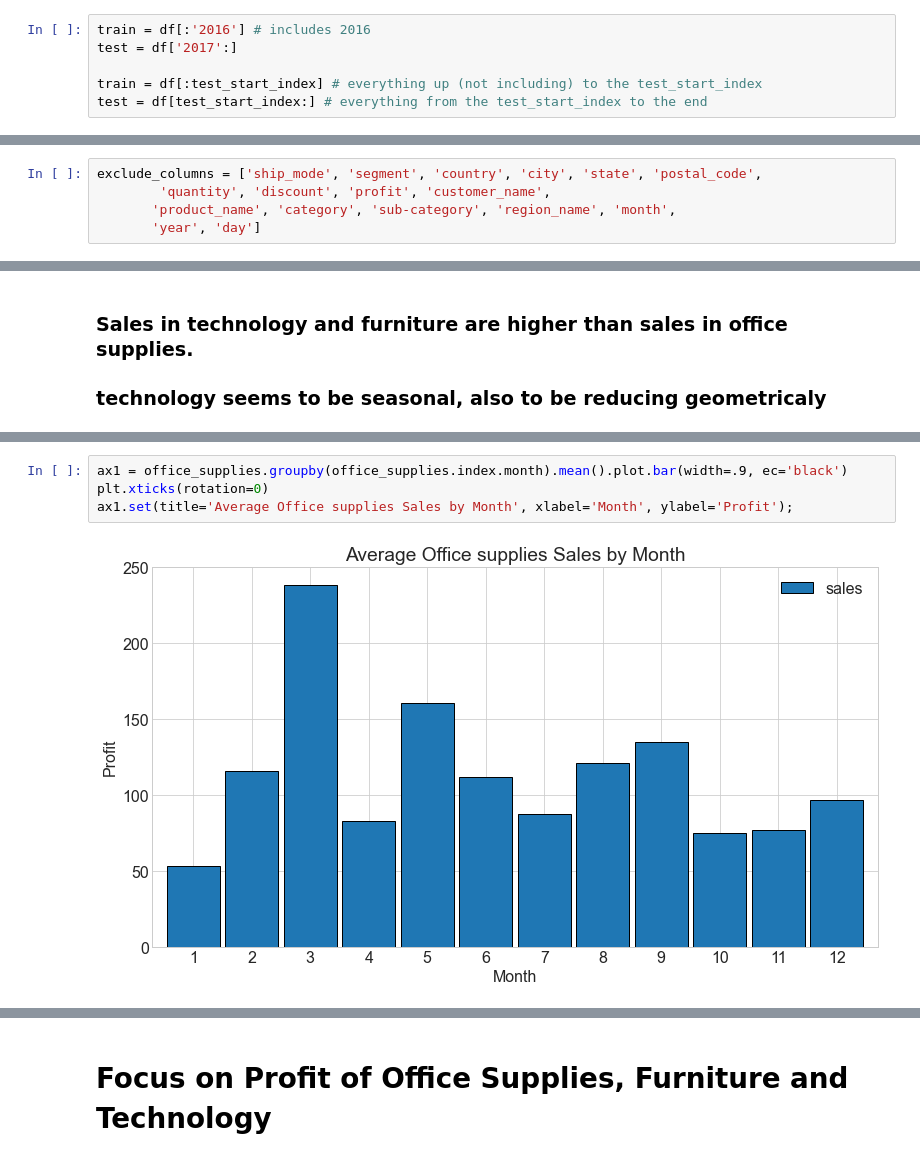
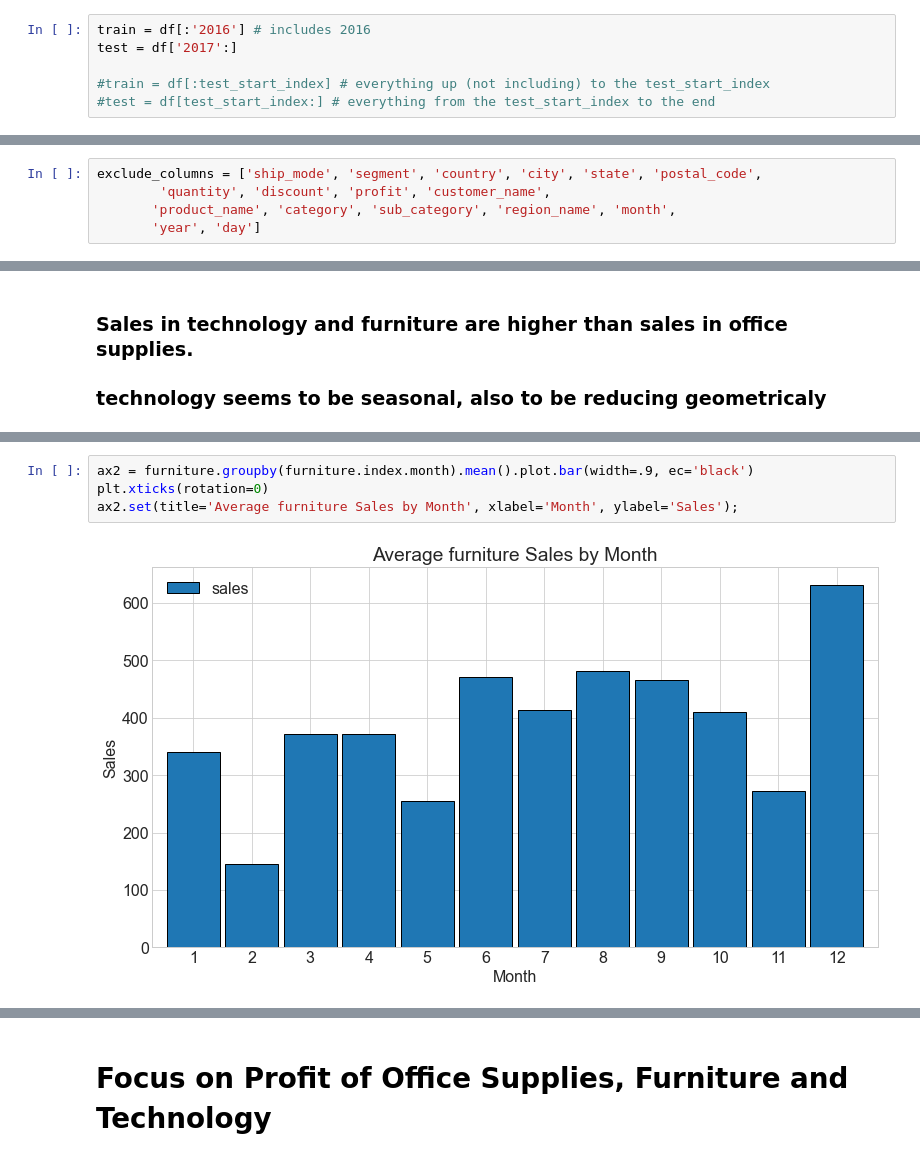
Before and after one commit to Yvette-Ibarra/time-series-project, a Jupyter notebook: workbook_superstore_timeseries_project.ipynb, the cells around one changed output, grey strips where cells are left out. Drawn from its saved outputs; the diff is of its cells as text.

Commit message:
explore sales by region

```diff
--- a/workbook_superstore_timeseries_project.ipynb
+++ b/workbook_superstore_timeseries_project.ipynb
@@ -315,8 +308,8 @@ df.head(3)
 train = df[:'2016'] # includes 2016
 test = df['2017':]
 
-train = df[:test_start_index] # everything up (not including) to the test_start_index
-test = df[test_start_index:] # everything from the test_start_index to the end
+#train = df[:test_start_index] # everything up (not including) to the test_start_index
+#test = df[test_start_index:] # everything from the test_start_index to the end
 # %%
 plt.plot(train.index, train.sales)
 plt.plot(test.index, test.sales)
@@ -645,7 +638,7 @@ Index(['ship_mode', 'segment', 'country', 'city', 'state', 'postal_code',
 # %%
 exclude_columns = ['ship_mode', 'segment', 'country', 'city', 'state', 'postal_code',
         'quantity', 'discount', 'profit', 'customer_name',
-       'product_name', 'category', 'sub-category', 'region_name', 'month',
+       'product_name', 'category', 'sub_category', 'region_name', 'month',
        'year', 'day']
 # %%
 office_supplies.drop(exclude_columns, axis =1, inplace = True)
@@ -686,7 +681,7 @@ ax.set(title='Average Office supplies Profit by Month', xlabel='Month', ylabel='
 # %%
-ax1 = office_supplies.groupby(office_supplies.index.month).mean().plot.bar(width=.9, ec='black')
+ax2 = furniture.groupby(furniture.index.month).mean().plot.bar(width=.9, ec='black')
 plt.xticks(rotation=0)
-ax1.set(title='Average Office supplies Sales by Month', xlabel='Month', ylabel='Profit');
+ax2.set(title='Average furniture Sales by Month', xlabel='Month', ylabel='Sales');
 # %% [output]
-[figure, old version]
+[figure, new version]
 # %%
```
Also changed, not shown: parts of 64 cells of this notebook.
